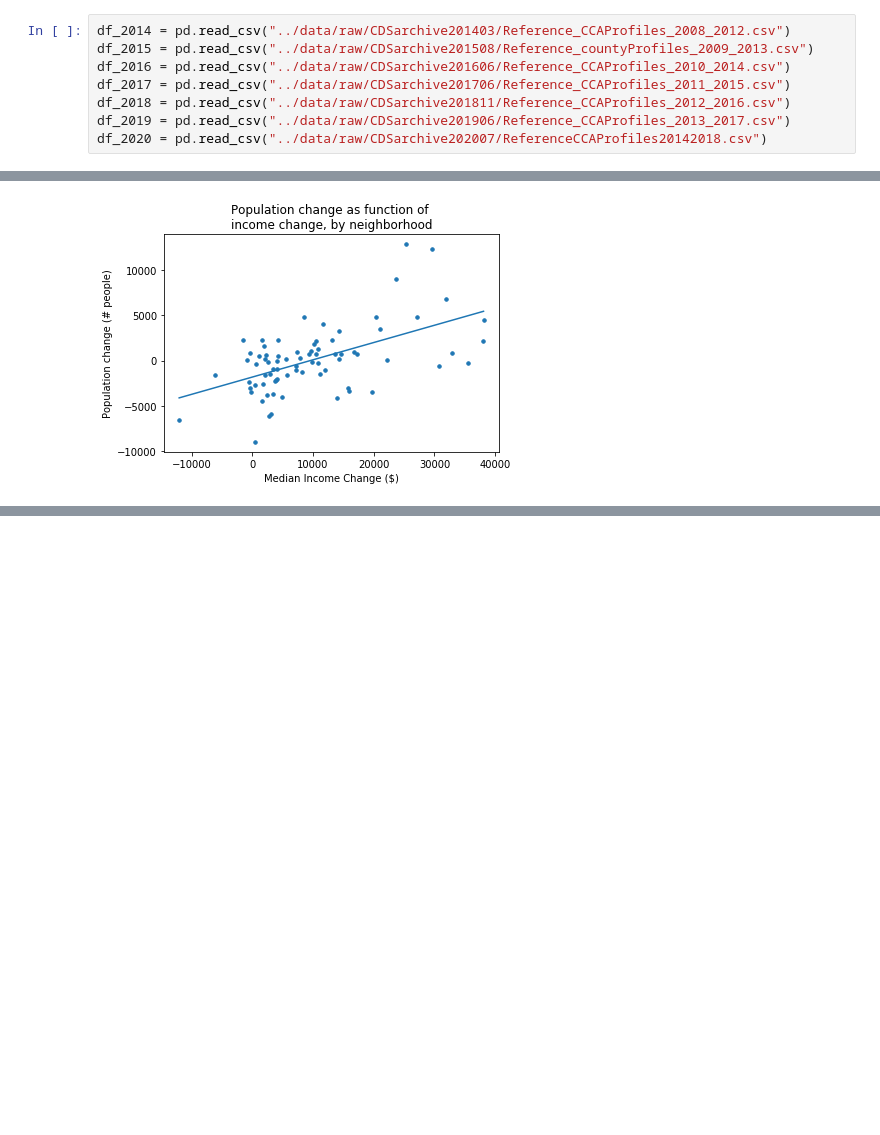
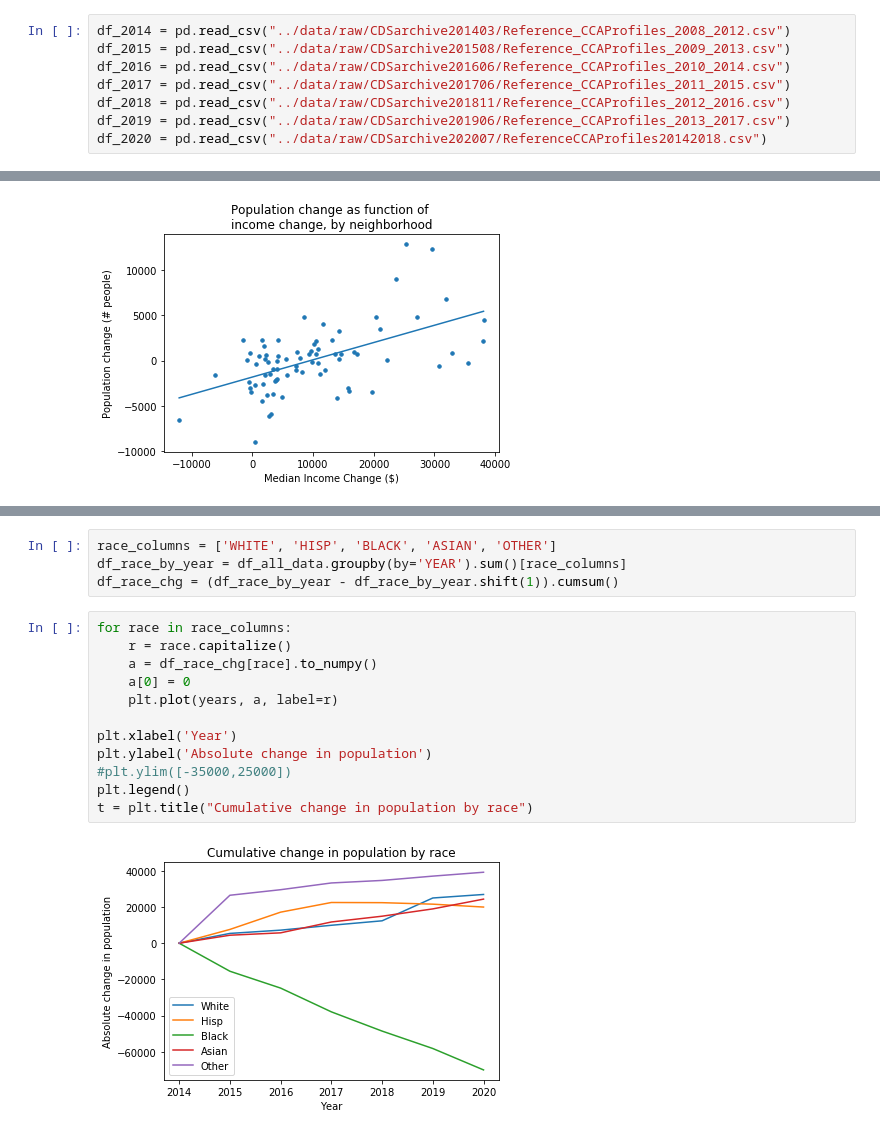
Before and after one commit to lcwatkins/chicago-population-project, a Jupyter notebook: notebooks/clean-data.ipynb, the cells around one changed output, grey strips where cells are left out. Cells and saved outputs as stored; diff of their text form; blank space fills up the shorter version.

```diff
--- a/notebooks/clean-data.ipynb
+++ b/notebooks/clean-data.ipynb
@@ -5,7 +5,7 @@ import matplotlib.pyplot as plt
 %matplotlib inline
 # %%
 df_2014 = pd.read_csv("../data/raw/CDSarchive201403/Reference_CCAProfiles_2008_2012.csv")
-df_2015 = pd.read_csv("../data/raw/CDSarchive201508/Reference_countyProfiles_2009_2013.csv")
+df_2015 = pd.read_csv("../data/raw/CDSarchive201508/Reference_CCAProfiles_2009_2013.csv")
 df_2016 = pd.read_csv("../data/raw/CDSarchive201606/Reference_CCAProfiles_2010_2014.csv")
 df_2017 = pd.read_csv("../data/raw/CDSarchive201706/Reference_CCAProfiles_2011_2015.csv")
 df_2018 = pd.read_csv("../data/raw/CDSarchive201811/Reference_CCAProfiles_2012_2016.csv")
@@ -111,0 +154,18 @@ Text(0.5, 1.0, 'Population change as function of \nincome change, by neighborhoo
+# %%
+race_columns = ['WHITE', 'HISP', 'BLACK', 'ASIAN', 'OTHER']
+df_race_by_year = df_all_data.groupby(by='YEAR').sum()[race_columns]
+df_race_chg = (df_race_by_year - df_race_by_year.shift(1)).cumsum()
+# %%
+for race in race_columns:
+    r = race.capitalize()
+    a = df_race_chg[race].to_numpy()
+    a[0] = 0
+    plt.plot(years, a, label=r)
+
+plt.xlabel('Year')
+plt.ylabel('Absolute change in population')
+#plt.ylim([-35000,25000])
+plt.legend()
+t = plt.title("Cumulative change in population by race")
+# %% [output]
+[figure, added]
```
Also changed, not shown: parts of 4 cells of this notebook, 3 other files.
